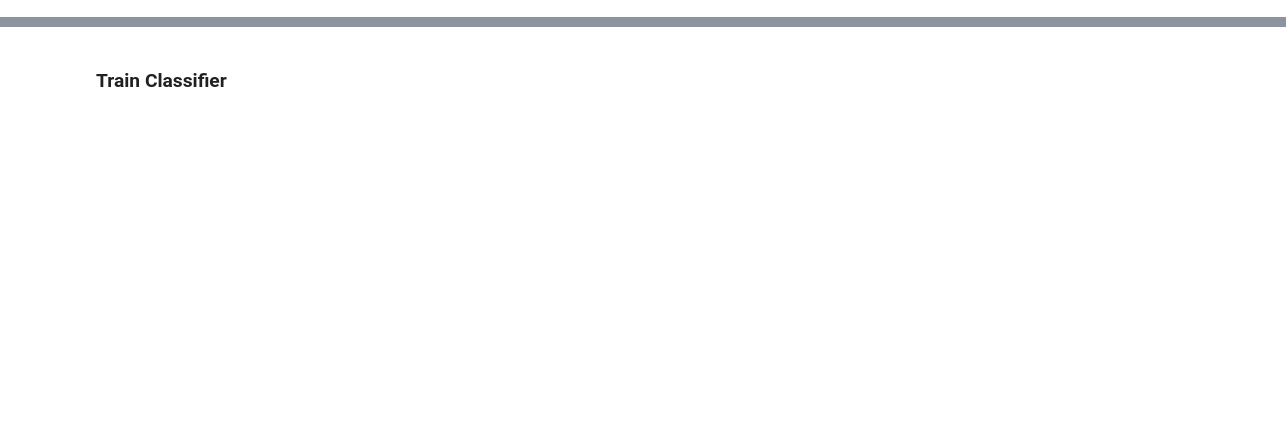
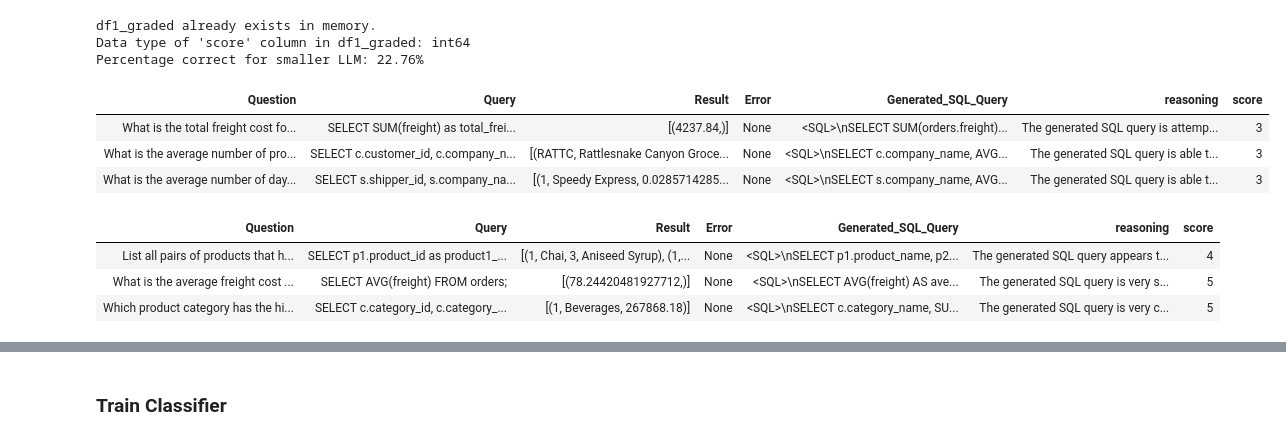
Before and after one commit to fhuthmacher/aws-bedrock-router-eval, a Jupyter notebook: routerEval.ipynb, the cells around one changed output, grey strips where cells are left out. Cells and saved outputs as stored; diff of their text form; code cells hidden in the pictures; blank space fills up the shorter version.

```diff
--- a/routerEval.ipynb
+++ b/routerEval.ipynb
@@ -1749,3 +1357,57 @@ Percentage correct for larger LLM: 49.45%
+# %%
+# 10. Review LLM grades
+
+# Check if df1_graded exists in the current namespace
+if 'df1_graded' not in globals():
+    # If it doesn't exist, try to load it from a JSONL file
+    file_path = 'question_query_small_llm_grades.jsonl'
+
+    if os.path.exists(file_path):
+        # Load the dataframe from the JSONL file
+        df1_graded = pd.read_json(file_path, lines=True)
+        print("df1_graded loaded from JSONL file.")
+    else:
+        print(f"Error: JSONL file not found at {file_path}")
+else:
+    print("df1_graded already exists in memory.")
+
+
+df1_graded['score'] = df1_graded['score'].astype('int64')
+
+# Print the data type of the 'score' column
+print(f"Data type of 'score' column in df1_graded: {df1_graded['score'].dtype}")
+
+percentage_correct = df1_graded['score'].value_counts(normalize=True)[5] * 100
+print(f"Percentage correct for smaller LLM: {percentage_correct:.2f}%")
+
+
+# sample a subsection of 3 incorrect responses of small LLM
+from IPython.display import display, HTML
+
+incorrect_rows = df1_graded[(df1_graded['score'] == 1) | (df1_graded['score'] == 2)| (df1_graded['score'] == 3)].sample(n=3)
+incorrect_rows_no_context = incorrect_rows.drop(columns=['Context'])
+# Convert the dataframe to an HTML table
+table_html = incorrect_rows_no_context.to_html(index=False, classes='table table-striped')
+display(HTML(table_html))
+
+# sample a subsection of 3 correct responses of small LLM
+correct_rows = df1_graded[(df1_graded['score'] == 4) | (df1_graded['score'] == 5)].sample(n=3)
+correct_rows_no_context = correct_rows.drop(columns=['Context'])
+# Convert the dataframe to an HTML table
+table_html = correct_rows_no_context.to_html(index=False, classes='table table-striped')
+display(HTML(table_html))
+# %% [output]
+df1_graded already exists in memory.
+Data type of 'score' column in df1_graded: int64
+Percentage correct for smaller LLM: 22.76%
+| Question | Query | Result | Error | Generated_SQL_Query | reasoning | score |
+| What is the total freight cost fo... | SELECT SUM(freight) as total_frei... | [(4237.84,)] | None | <SQL>\nSELECT SUM(orders.freight)... | The generated SQL query is attemp... | 3 |
+| What is the average number of pro... | SELECT c.customer_id, c.company_n... | [(RATTC, Rattlesnake Canyon Groce... | None | <SQL>\nSELECT c.company_name, AVG... | The generated SQL query is able t... | 3 |
+| What is the average number of day... | SELECT s.shipper_id, s.company_na... | [(1, Speedy Express, 0.0285714285... | None | <SQL>\nSELECT s.company_name, AVG... | The generated SQL query is able t... | 3 |
+| Question | Query | Result | Error | Generated_SQL_Query | reasoning | score |
+| List all pairs of products that h... | SELECT p1.product_id as product1_... | [(1, Chai, 3, Aniseed Syrup), (1,... | None | <SQL>\nSELECT p1.product_name, p2... | The generated SQL query appears t... | 4 |
+| What is the average freight cost ... | SELECT AVG(freight) FROM orders; | [(78.24420481927712,)] | None | <SQL>\nSELECT AVG(freight) AS ave... | The generated SQL query is very s... | 5 |
+| Which product category has the hi... | SELECT c.category_id, c.category_... | [(1, Beverages, 267868.18)] | None | <SQL>\nSELECT c.category_name, SU... | The generated SQL query is very c... | 5 |
 # %%
 # 11. Visualize score and label distribution
 
```
Also changed, not shown: parts of 33 cells of this notebook, 3 other files.
